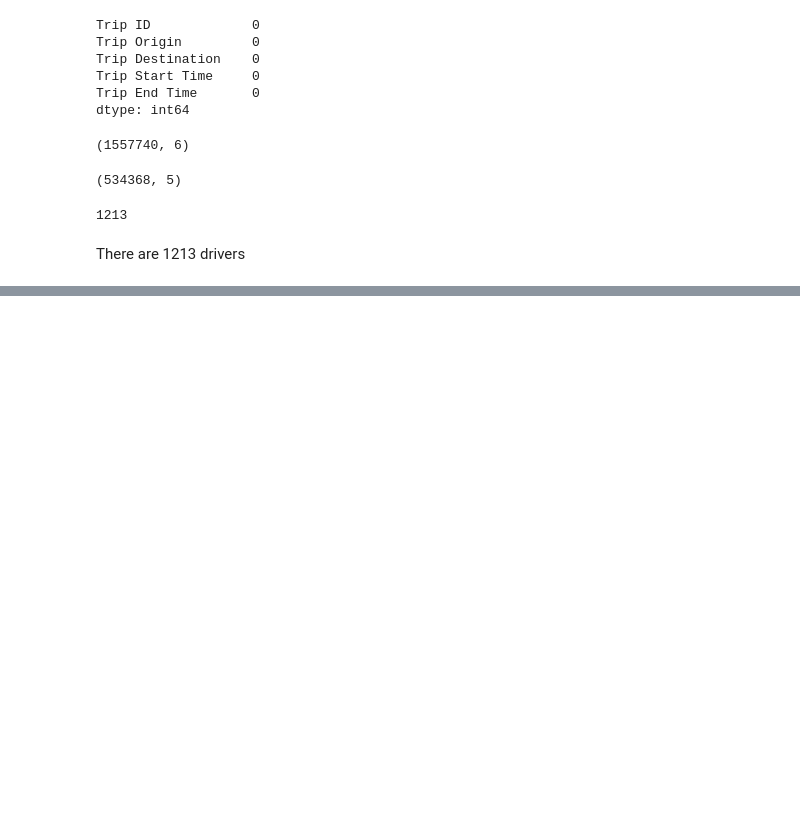
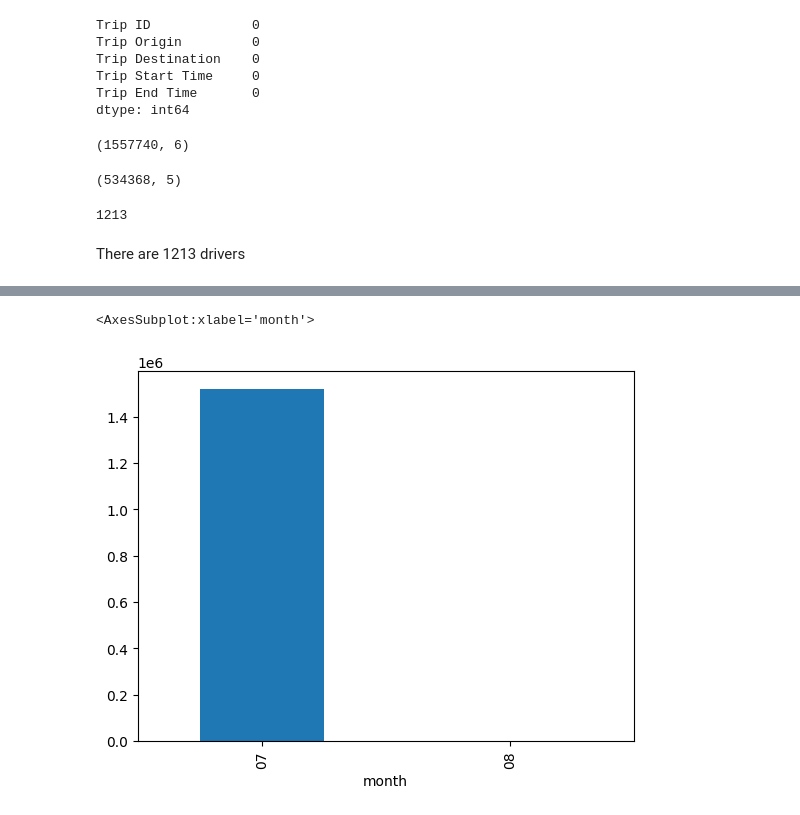
Before and after one commit to Haylemicheal/Causal-Inference, a Jupyter notebook: notebooks/EDA.ipynb, the cells around one changed output, grey strips where cells are left out. Saved outputs shown, nothing was run; the diff lists cells and outputs as text; code cells hidden in the pictures; blank space fills up the shorter version.

```diff
--- a/notebooks/EDA.ipynb
+++ b/notebooks/EDA.ipynb
@@ -179,0 +245,5 @@ merged_df.to_csv('../data/merged.csv')
+# %%
+rejected_groupby_month['id'].plot(kind="bar")
+# %% [output]
+<AxesSubplot:xlabel='month'>
+[figure, added]
```
Also changed, not shown: parts of 39 cells of this notebook.
